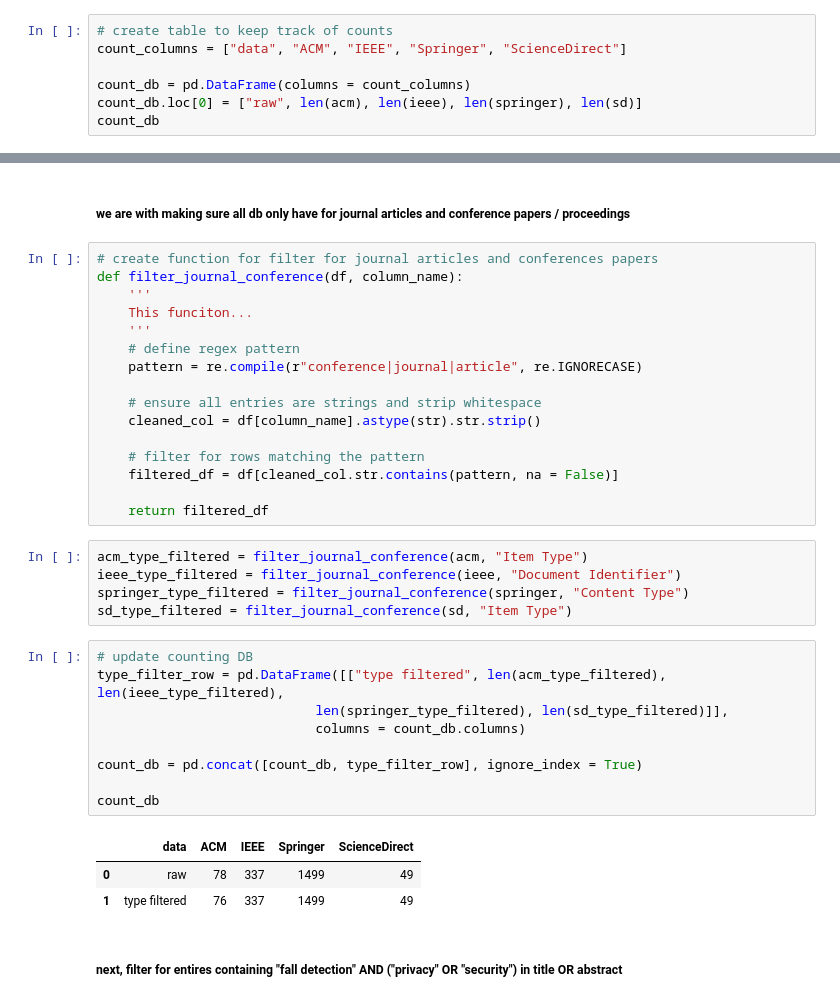
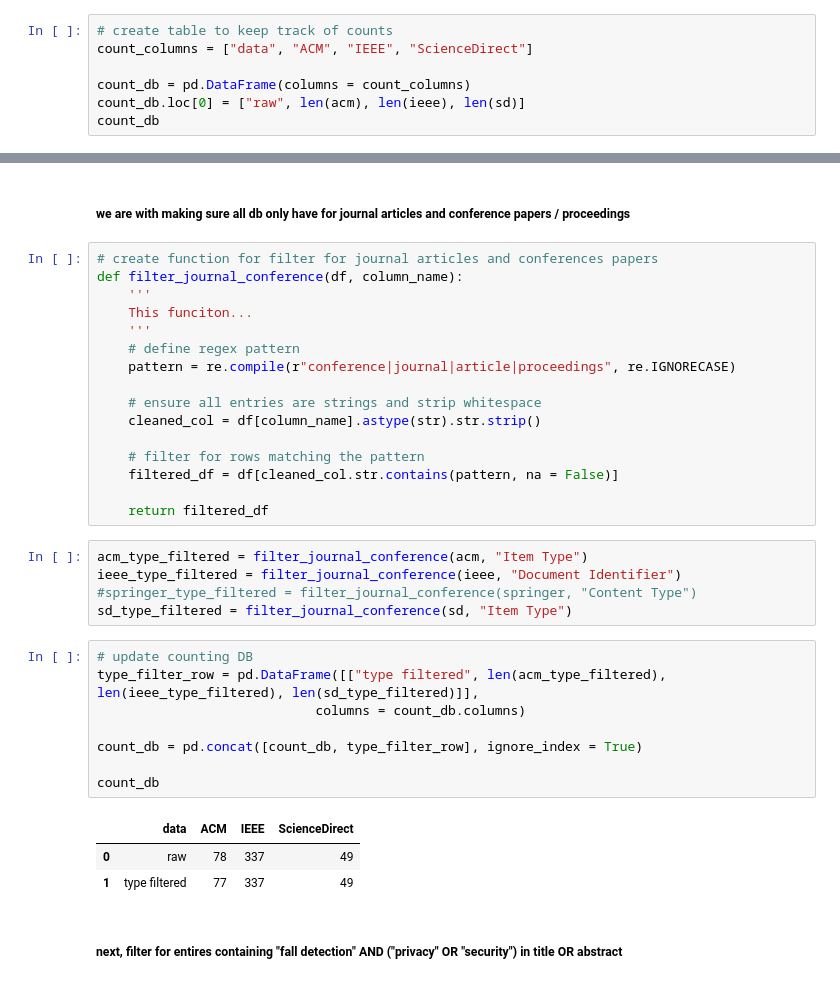
Before and after one commit to AichaNT/bachelor_thesis, a Jupyter notebook: EDA.ipynb, the cells around one changed output, grey strips where cells are left out. Cells and saved outputs as stored; diff of their text form.

```diff
--- a/EDA.ipynb
+++ b/EDA.ipynb
@@ -29,8 +34,8 @@ ValueError: No objects to concatenate
 # %%
 # create table to keep track of counts
-count_columns = ["data", "ACM", "IEEE", "Springer", "ScienceDirect"]
+count_columns = ["data", "ACM", "IEEE", "ScienceDirect"]
 
 count_db = pd.DataFrame(columns = count_columns)
-count_db.loc[0] = ["raw", len(acm), len(ieee), len(springer), len(sd)]
+count_db.loc[0] = ["raw", len(acm), len(ieee), len(sd)]
 count_db
 # %% [output]
@@ -62,7 +67,7 @@ def filter_journal_conference(df, column_name):
     This funciton...
     '''
     # define regex pattern
-    pattern = re.compile(r"conference|journal|article", re.IGNORECASE)
+    pattern = re.compile(r"conference|journal|article|proceedings", re.IGNORECASE)
 
     # ensure all entries are strings and strip whitespace
     cleaned_col = df[column_name].astype(str).str.strip()
@@ -74,21 +79,20 @@ def filter_journal_conference(df, column_name):
 # %%
 acm_type_filtered = filter_journal_conference(acm, "Item Type")
 ieee_type_filtered = filter_journal_conference(ieee, "Document Identifier")
-springer_type_filtered = filter_journal_conference(springer, "Content Type")
+#springer_type_filtered = filter_journal_conference(springer, "Content Type")
 sd_type_filtered = filter_journal_conference(sd, "Item Type")
 # %%
 # update counting DB
-type_filter_row = pd.DataFrame([["type filtered", len(acm_type_filtered), len(ieee_type_filtered),
-                            len(springer_type_filtered), len(sd_type_filtered)]],
+type_filter_row = pd.DataFrame([["type filtered", len(acm_type_filtered), len(ieee_type_filtered), len(sd_type_filtered)]],
                             columns = count_db.columns)
 
 count_db = pd.concat([count_db, type_filter_row], ignore_index = True)
 
 count_db
 # %% [output]
-|  | data | ACM | IEEE | Springer | ScienceDirect |
-| 0 | raw | 78 | 337 | 1499 | 49 |
-| 1 | type filtered | 76 | 337 | 1499 | 49 |
+|  | data | ACM | IEEE | ScienceDirect |
+| 0 | raw | 78 | 337 | 49 |
+| 1 | type filtered | 77 | 337 | 49 |
 # %% [markdown]
 ##### next, filter for entires containing "fall detection" AND ("privacy" OR "security") in title OR abstract
 # %%
```
Also changed, not shown: parts of 22 cells of this notebook, 6 other files.
